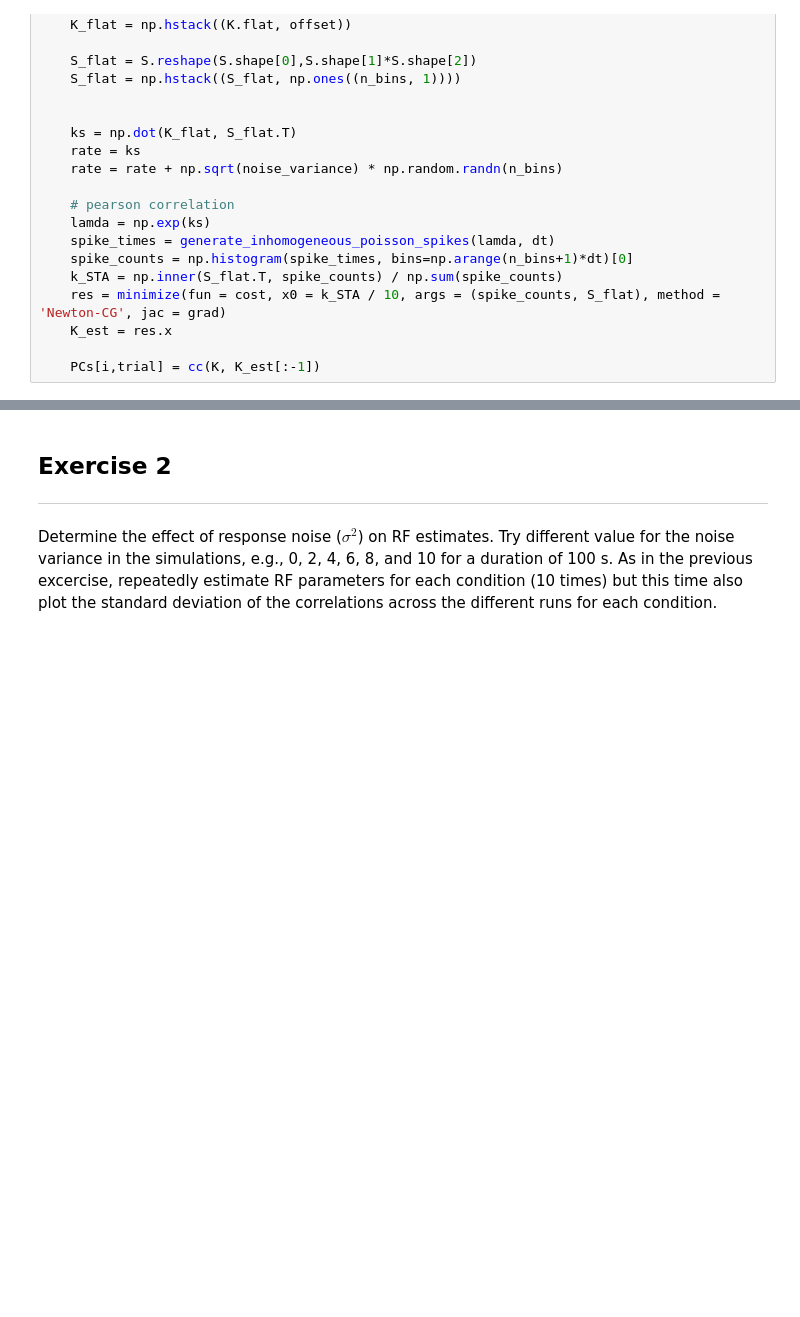
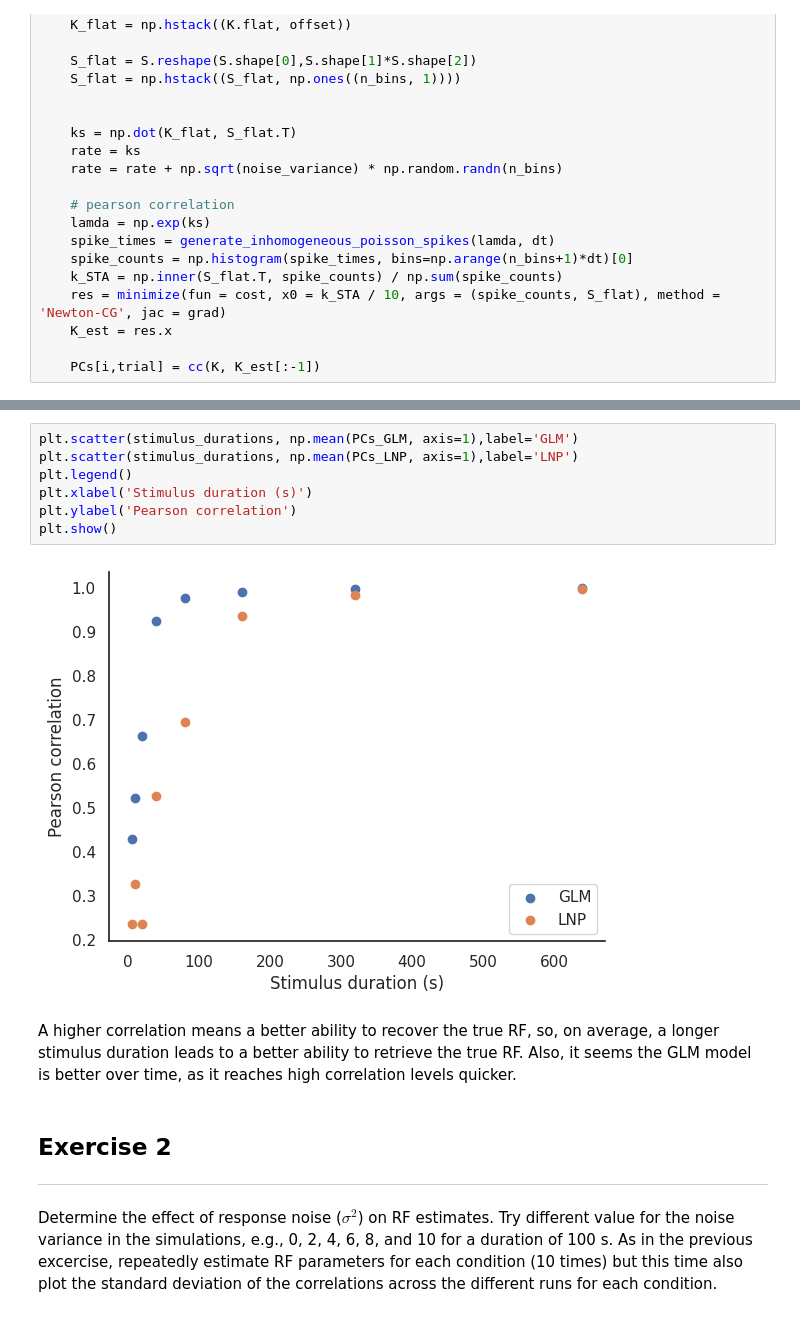
Before and after one commit to irenetiem/single-cell-analysis, a Jupyter notebook: 02-GLMs/exercises.ipynb, the cells around one changed output, grey strips where cells are left out. Drawn from its saved outputs; the diff is of its cells as text; blank space fills up the shorter version.

```diff
--- a/02-GLMs/exercises.ipynb
+++ b/02-GLMs/exercises.ipynb
@@ -145,3 +224,14 @@ for i, duration in enumerate(stimulus_durations):
+# %%
+plt.scatter(stimulus_durations, np.mean(PCs_GLM, axis=1),label='GLM')
+plt.scatter(stimulus_durations, np.mean(PCs_LNP, axis=1),label='LNP')
+plt.legend()
+plt.xlabel('Stimulus duration (s)')
+plt.ylabel('Pearson correlation')
+plt.show()
+# %% [output]
+[figure, added]
+# %% [markdown]
+A higher correlation means a better ability to recover the true RF, so, on average, a longer stimulus duration leads to a better ability to retrieve the true RF. Also, it seems the GLM model is better over time, as it reaches high correlation levels quicker.
 # %% [markdown]
 ## Exercise 2
 ---
```
Also changed, not shown: parts of 8 cells of this notebook.
